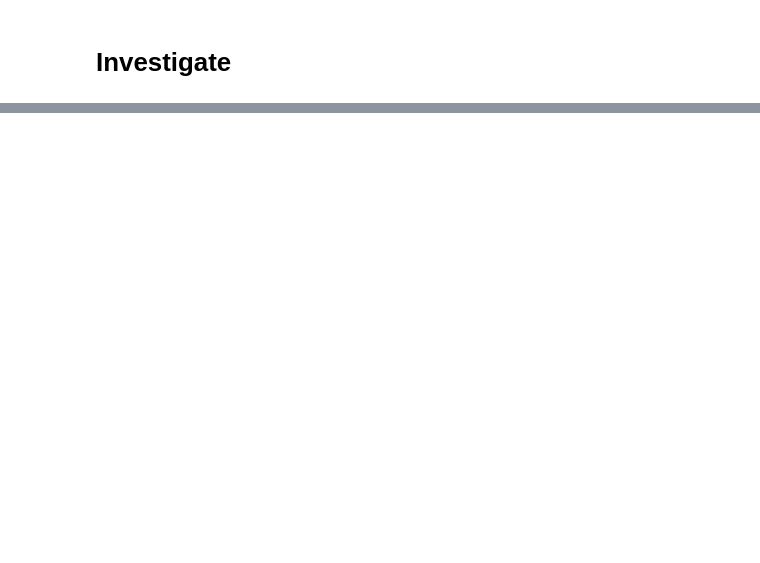
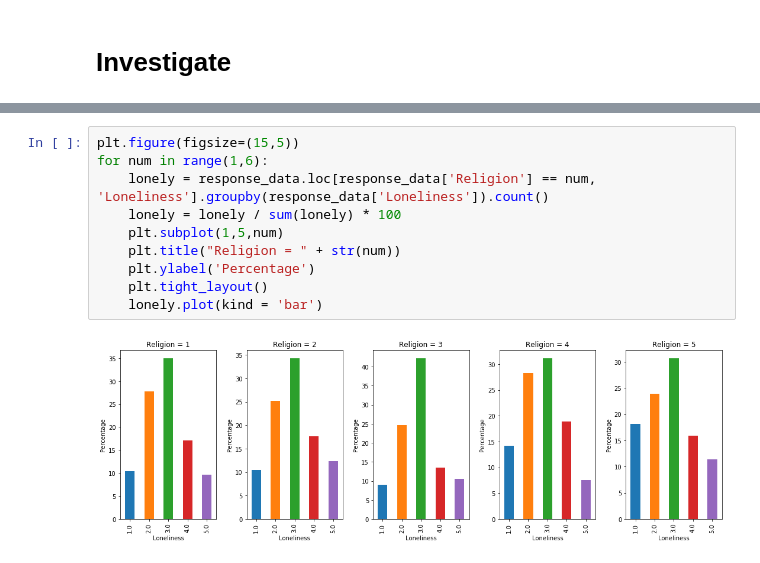
Before and after one commit to marshall7m/thinkful-data-science, a Jupyter notebook: capstone_1/capstone_1_analytic_report.ipynb, the cells around one changed output, grey strips where cells are left out. Drawn from its saved outputs; the diff is of its cells as text; blank space fills up the shorter version.

```diff
--- a/capstone_1/capstone_1_analytic_report.ipynb
+++ b/capstone_1/capstone_1_analytic_report.ipynb
@@ -189,0 +172,12 @@ Using NLP sentiment analysis for journaling. As a person journals the model will
+# %%
+plt.figure(figsize=(15,5))
+for num in range(1,6):
+    lonely = response_data.loc[response_data['Religion'] == num, 'Loneliness'].groupby(response_data['Loneliness']).count()
+    lonely = lonely / sum(lonely) * 100
+    plt.subplot(1,5,num)
+    plt.title("Religion = " + str(num))
+    plt.ylabel('Percentage')
+    plt.tight_layout()
+    lonely.plot(kind = 'bar')
+# %% [output]
+[figure, added]
```
Also changed, not shown: parts of 29 cells of this notebook.
